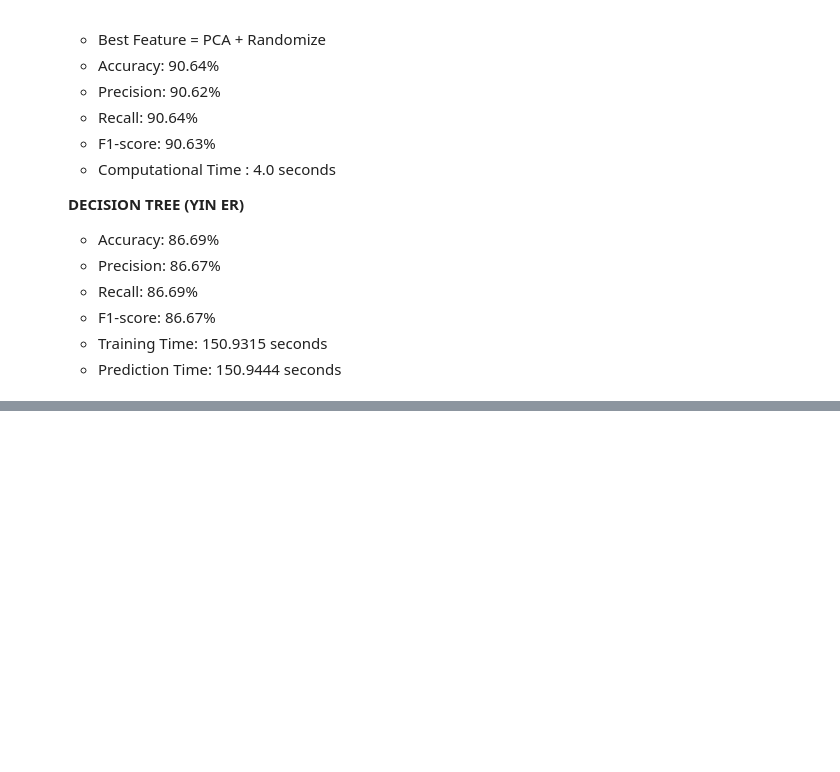
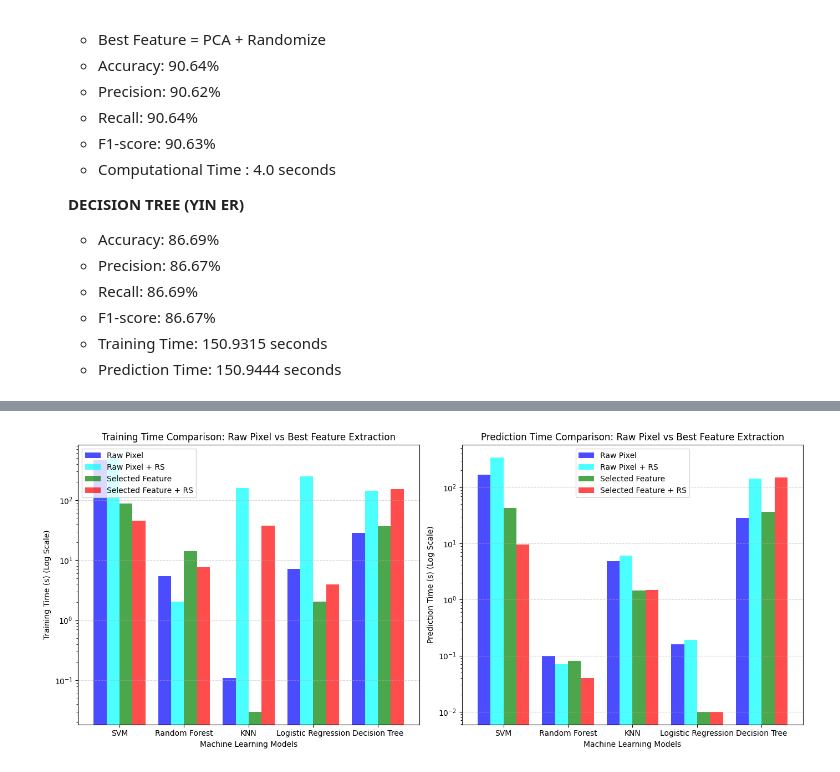
Before and after one commit to Eerraaaa/INF2008ML, a Jupyter notebook: main.ipynb, the cells around one changed output, grey strips where cells are left out. Drawn from its saved outputs; the diff is of its cells as text; code cells hidden in the pictures; blank space fills up the shorter version.

```diff
--- a/main.ipynb
+++ b/main.ipynb
@@ -3084,0 +3075,67 @@ plt.show()
+# %%
+import numpy as np
+import matplotlib.pyplot as plt
+
+# Model names
+models = ["SVM", "Random Forest", "KNN", "Logistic Regression", "Decision Tree"]
+
+# Training time (in seconds) for each approach
+training_time_raw = [458.60, 5.40, 0.11, 7.15, 28.37]
+training_time_raw_rs = [508.42, 2.03, 157.87, 246.36, 141.60]
+training_time_selected = [87.56, 14.05, 0.03, 2.03, 36.86]
+training_time_selected_rs = [45.30, 7.56, 37.44, 3.99, 150.93]
+
+# Prediction time (in seconds) for each approach
+prediction_time_raw = [169.80, 0.10, 4.82, 0.16, 28.41]
+prediction_time_raw_rs = [338.69, 0.07, 6.04, 0.19, 141.98]
+prediction_time_selected = [43.43, 0.08, 1.46, 0.01, 36.87]
+prediction_time_selected_rs = [9.64, 0.04, 1.48, 0.01, 150.94]
+
+# Define bar width and positions
+bar_width = 0.2
+x = np.arange(len(models))
+
+# Create figure for side-by-side charts
+fig, axes = plt.subplots(1, 2, figsize=(14, 6))
+
+# Plot training time comparison
+axes[0].bar(x - 1.5 * bar_width, training_time_raw, width=bar_width, label="Raw Pixel", color="blue", alpha=0.7)
+axes[0].bar(x - 0.5 * bar_width, training_time_raw_rs, width=bar_width, label="Raw Pixel + RS", color="cyan", alpha=0.7)
+axes[0].bar(x + 0.5 * bar_width, training_time_selected, width=bar_width, label="Selected Feature", color="green", alpha=0.7)
+axes[0].bar(x + 1.5 * bar_width, training_time_selected_rs, width=bar_width, label="Selected Feature + RS", color="red", alpha=0.7)
+
+# Set y-axis to log scale to make differences clearer
+axes[0].set_yscale("log")
+
+# Labels and title for training time
+axes[0].set_xticks(x)
+axes[0].set_xticklabels(models)
+axes[0].set_xlabel("Machine Learning Models")
+axes[0].set_ylabel("Training Time (s) (Log Scale)")
+axes[0].set_title("Training Time Comparison: Raw Pixel vs Best Feature Extraction")
+axes[0].legend()
+axes[0].grid(axis="y", linestyle="--", alpha=0.5)
+
+# Plot prediction time comparison
+axes[1].bar(x - 1.5 * bar_width, prediction_time_raw, width=bar_width, label="Raw Pixel", color="blue", alpha=0.7)
+axes[1].bar(x - 0.5 * bar_width, prediction_time_raw_rs, width=bar_width, label="Raw Pixel + RS", color="cyan", alpha=0.7)
+axes[1].bar(x + 0.5 * bar_width, prediction_time_selected, width=bar_width, label="Selected Feature", color="green", alpha=0.7)
+axes[1].bar(x + 1.5 * bar_width, prediction_time_selected_rs, width=bar_width, label="Selected Feature + RS", color="red", alpha=0.7)
+
+# Set y-axis to log scale to enhance visibility
+axes[1].set_yscale("log")
+
+# Labels and title for prediction time
+axes[1].set_xticks(x)
+axes[1].set_xticklabels(models)
+axes[1].set_xlabel("Machine Learning Models")
+axes[1].set_ylabel("Prediction Time (s) (Log Scale)")
+axes[1].set_title("Prediction Time Comparison: Raw Pixel vs Best Feature Extraction")
+axes[1].legend()
+axes[1].grid(axis="y", linestyle="--", alpha=0.5)
+
+# Show plot
+plt.tight_layout()
+plt.show()
+# %% [output]
+[figure, added]
```
Also changed, not shown: parts of 2 cells of this notebook.
